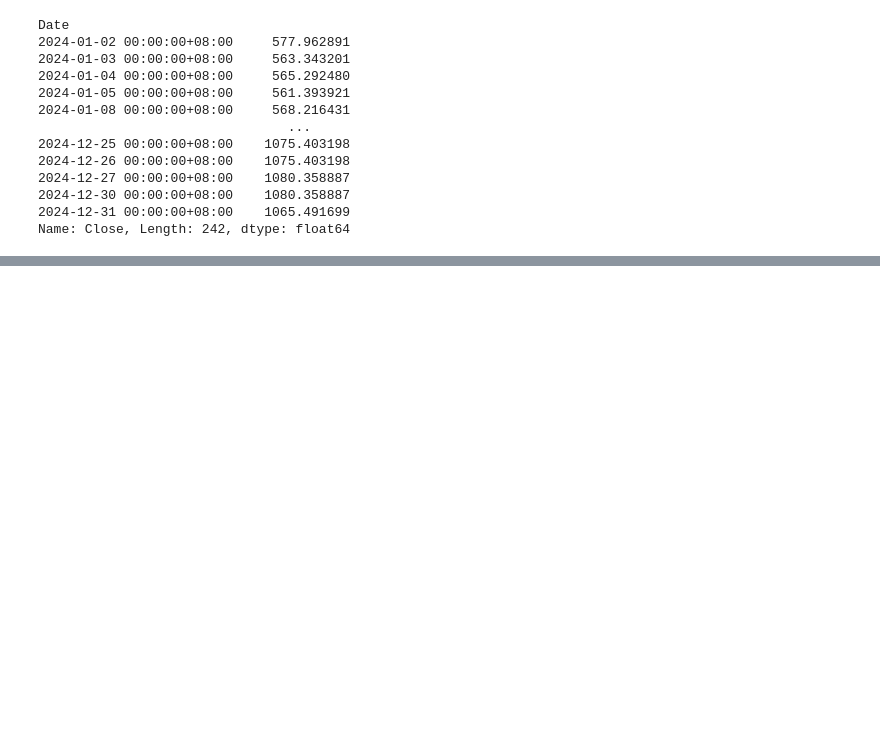
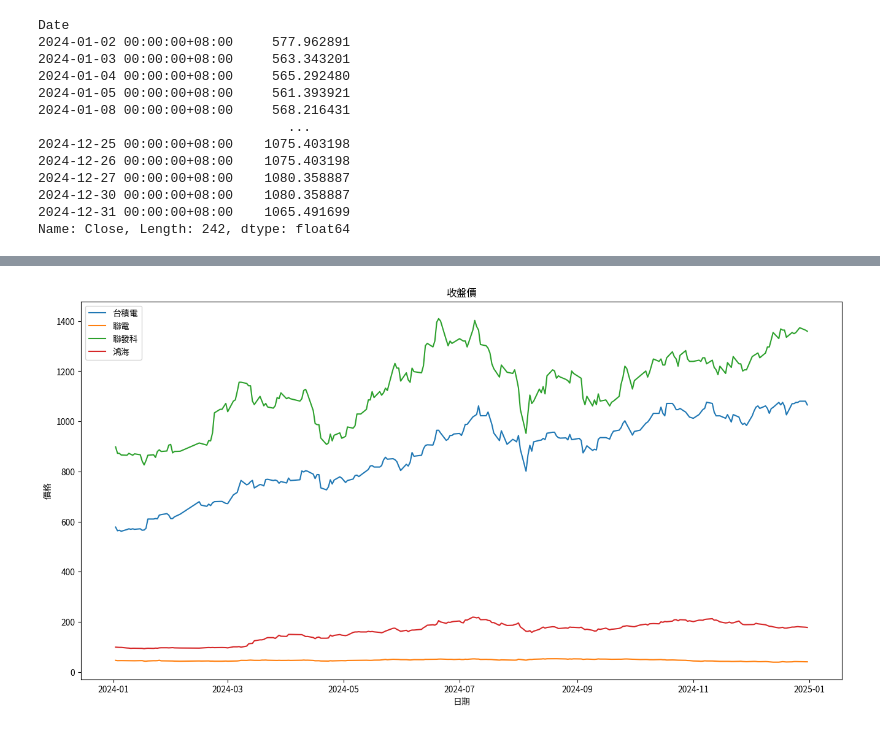
Before and after one commit to jason316326/chiayu, a Jupyter notebook: leeson18/lesson18_2.ipynb, the cells around one changed output, grey strips where cells are left out. Saved outputs shown, nothing was run; the diff lists cells and outputs as text; code cells hidden in the pictures; blank space fills up the shorter version.

```diff
--- a/leeson18/lesson18_2.ipynb
+++ b/leeson18/lesson18_2.ipynb
@@ -65,3 +65,10 @@ Date
 2024-12-30 00:00:00+08:00    1080.358887
 2024-12-31 00:00:00+08:00    1065.491699
 Name: Close, Length: 242, dtype: float64
+# %%
+#data有四檔股票的2024年交易日資料,我需要每一個的收盤價,最後產生一個DataFrame
+import pandas as pd
+close_prices = {ticker: df["Close"] for ticker, df in data.items()}
+close_prices_df = pd.DataFrame(close_prices)
+close_prices_df.columns = ["台積電", "聯電", "聯發科", "鴻海"]
+close_prices_df
@@ -67,0 +97,6 @@ Name: Close, Length: 242, dtype: float64
+# %%
+#close_prices_df的索引,只要顯示日期不要顯示時間
+#index的data type必需還是datetime格式
+close_prices_df.index = pd.to_datetime(close_prices_df.index)
+
+close_prices_df.info()
@@ -67,0 +130,23 @@ Name: Close, Length: 242, dtype: float64
+# %%
+#已經有中文字型`ChineseFont.ttf`
+#接下來要設定字型
+#matplotlib預設字型為ChineseFont.ttf
+from matplotlib.font_manager import fontManager
+import matplotlib as mpl
+fontManager.addfont("ChineseFont.ttf")
+mpl.rc('font', family='ChineseFont')
+# %%
+#close_prices_df,建立線圖
+#使用plt畫圖,(111)
+import matplotlib.pyplot as plt
+
+plt.figure(figsize=(16, 8))
+for column in close_prices_df.columns:
+    plt.plot(close_prices_df.index, close_prices_df[column], label=column)
+plt.title('收盤價')
+plt.xlabel('日期')
+plt.ylabel('價格')
+plt.legend()
+plt.show()
+# %% [output]
+[figure, added]
```
Also changed, not shown: parts of 9 cells of this notebook, 11 other files.
